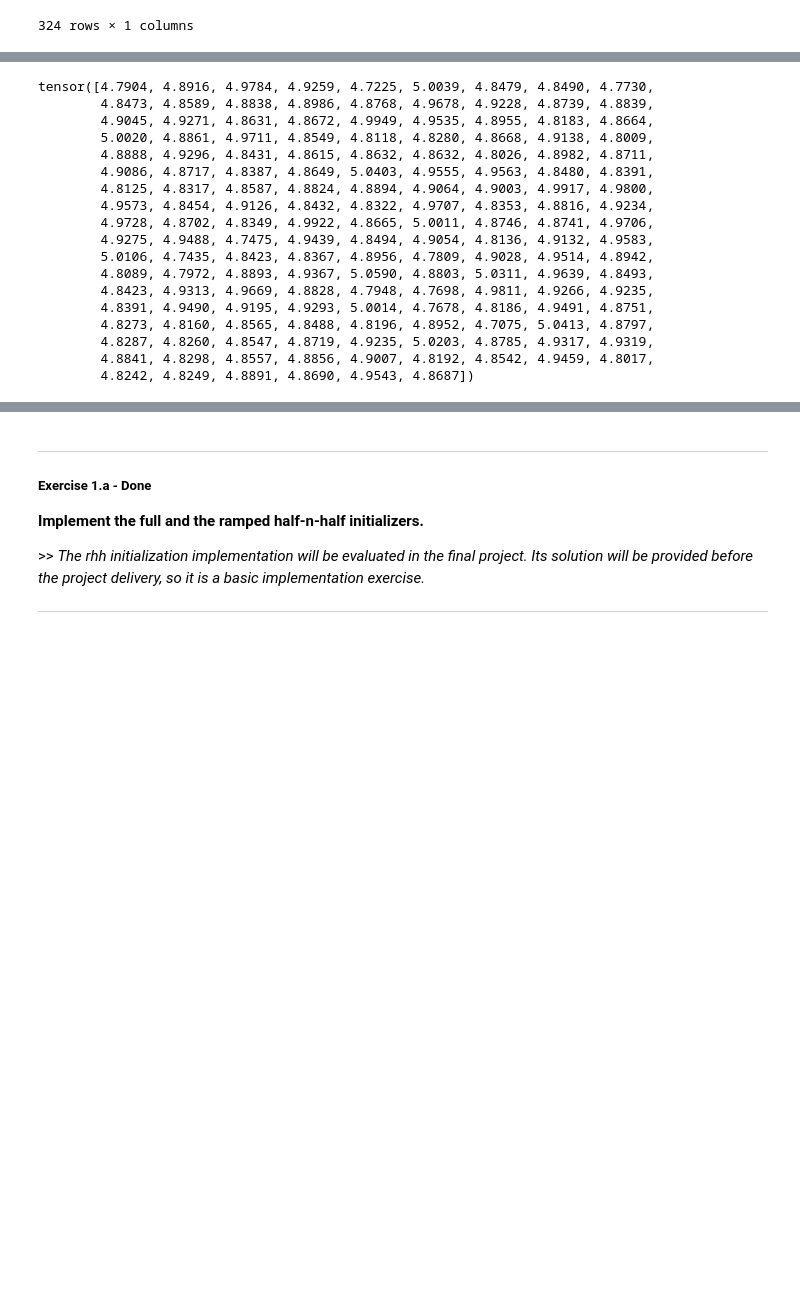
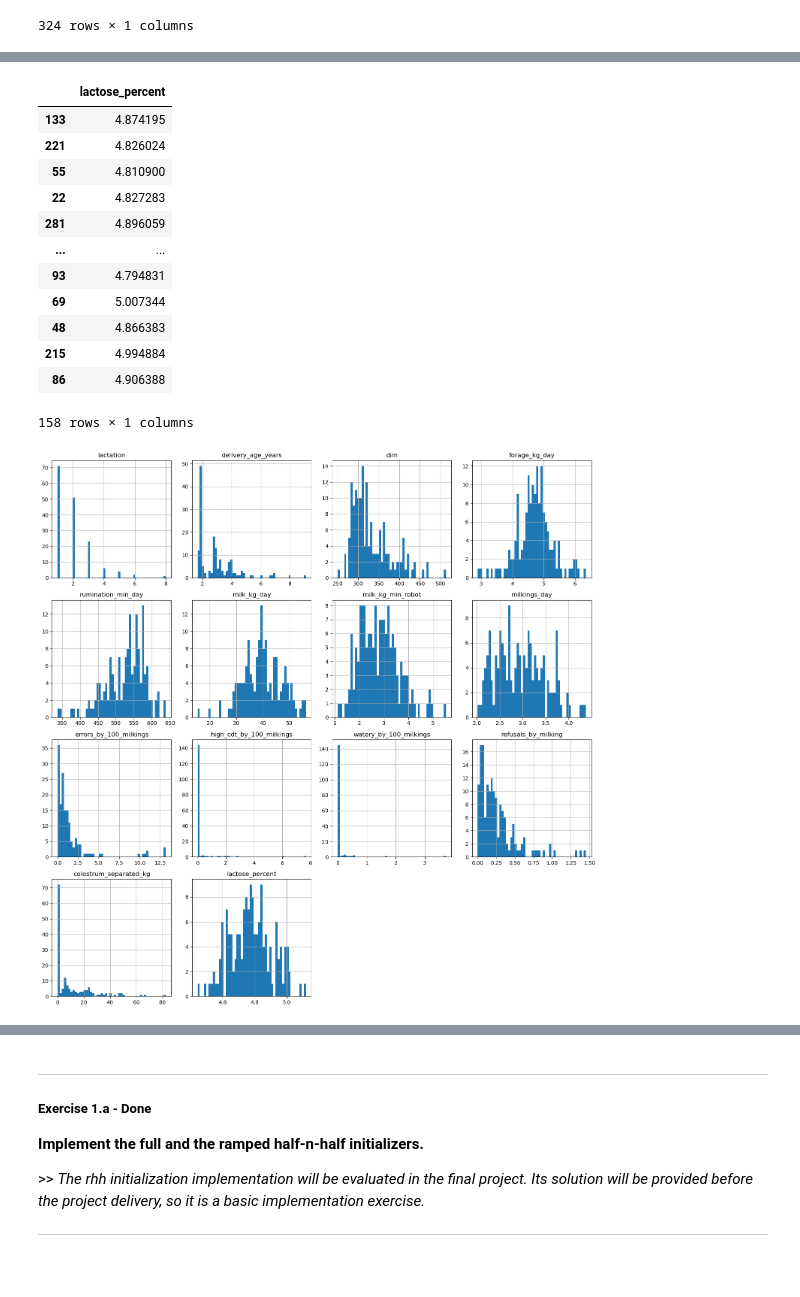
Before and after one commit to ontenkutsenko/GP_Milk_Content_Prediction, a Jupyter notebook: Notebook.ipynb, the cells around one changed output, grey strips where cells are left out. Saved outputs shown, nothing was run; the diff lists cells and outputs as text; code cells hidden in the pictures; blank space fills up the shorter version.

```diff
--- a/Notebook.ipynb
+++ b/Notebook.ipynb
@@ -20,5 +28,5 @@ from sklearn.preprocessing import MinMaxScaler
 # %%
-X = pd.read_csv('datamart/data_project_nel.csv').fillna(0)
+X = pd.read_csv('datamart/data_project_nel.csv')
 y = pd.read_csv('datamart/y_lactose.csv')
 y
 # %% [output]
@@ -35,7 +43,3 @@ y
 | 322 | 5.024776 |
 | 323 | 4.888787 |
 324 rows × 1 columns
-# %%
-X = torch.tensor(X.values, dtype=torch.float32)
-y = torch.tensor(y.values, dtype=torch.float32).reshape(1,-1)[0]
-print(X.shape, y.shape)
@@ -97,0 +68,2 @@ torch.Tensor
+# %%
+X = X[X.columns.drop('dry_days')]
@@ -97,0 +74,9 @@ torch.Tensor
+# %%
+# Train and test sets
+X_train, X_test, y_train, y_test = train_test_split(X, y, test_size=0.3, random_state=2)
+
+# Train and validation sets
+X_train, X_val, y_train, y_val = train_test_split(X_train, y_train, test_size=0.3, random_state=2)
+
+print('Train:\t{}\nVal:\t{}\nTest:\t{}'.format(X_train.shape[0], X_val.shape[0], X_test.shape[0]))
+print('Total:\t{}'.format(X_train.shape[0] + X_val.shape[0] + X_test.shape[0]))
@@ -98,21 +104,23 @@ torch.Tensor
 # %%
 y_train
 # %% [output]
+|  | lactose_percent |
+| 133 | 4.874195 |
+| 221 | 4.826024 |
+| 55 | 4.810900 |
+| 22 | 4.827283 |
+| 281 | 4.896059 |
+| ... | ... |
+| 93 | 4.794831 |
+| 69 | 5.007344 |
+| 48 | 4.866383 |
+| 215 | 4.994884 |
+| 86 | 4.906388 |
-tensor([4.7904, 4.8916, 4.9784, 4.9259, 4.7225, 5.0039, 4.8479, 4.8490, 4.7730,
-        4.8473, 4.8589, 4.8838, 4.8986, 4.8768, 4.9678, 4.9228, 4.8739, 4.8839,
-        4.9045, 4.9271, 4.8631, 4.8672, 4.9949, 4.9535, 4.8955, 4.8183, 4.8664,
-        5.0020, 4.8861, 4.9711, 4.8549, 4.8118, 4.8280, 4.8668, 4.9138, 4.8009,
-        4.8888, 4.9296, 4.8431, 4.8615, 4.8632, 4.8632, 4.8026, 4.8982, 4.8711,
-        4.9086, 4.8717, 4.8387, 4.8649, 5.0403, 4.9555, 4.9563, 4.8480, 4.8391,
-        4.8125, 4.8317, 4.8587, 4.8824, 4.8894, 4.9064, 4.9003, 4.9917, 4.9800,
-        4.9573, 4.8454, 4.9126, 4.8432, 4.8322, 4.9707, 4.8353, 4.8816, 4.9234,
-        4.9728, 4.8702, 4.8349, 4.9922, 4.8665, 5.0011, 4.8746, 4.8741, 4.9706,
-        4.9275, 4.9488, 4.7475, 4.9439, 4.8494, 4.9054, 4.8136, 4.9132, 4.9583,
-        5.0106, 4.7435, 4.8423, 4.8367, 4.8956, 4.7809, 4.9028, 4.9514, 4.8942,
-        4.8089, 4.7972, 4.8893, 4.9367, 5.0590, 4.8803, 5.0311, 4.9639, 4.8493,
-        4.8423, 4.9313, 4.9669, 4.8828, 4.7948, 4.7698, 4.9811, 4.9266, 4.9235,
-        4.8391, 4.9490, 4.9195, 4.9293, 5.0014, 4.7678, 4.8186, 4.9491, 4.8751,
-        4.8273, 4.8160, 4.8565, 4.8488, 4.8196, 4.8952, 4.7075, 5.0413, 4.8797,
-        4.8287, 4.8260, 4.8547, 4.8719, 4.9235, 5.0203, 4.8785, 4.9317, 4.9319,
-        4.8841, 4.8298, 4.8557, 4.8856, 4.9007, 4.8192, 4.8542, 4.9459, 4.8017,
-        4.8242, 4.8249, 4.8891, 4.8690, 4.9543, 4.8687])
+158 rows × 1 columns
+# %%
+pd.concat([X_train, y_train], axis = 1).hist(figsize=(15, 15), bins=50)
+plt.grid(False)
+plt.tight_layout()
+plt.show()
+# %% [output]
+[figure, added]
```
Also changed, not shown: parts of 62 cells of this notebook, 7 other files.
